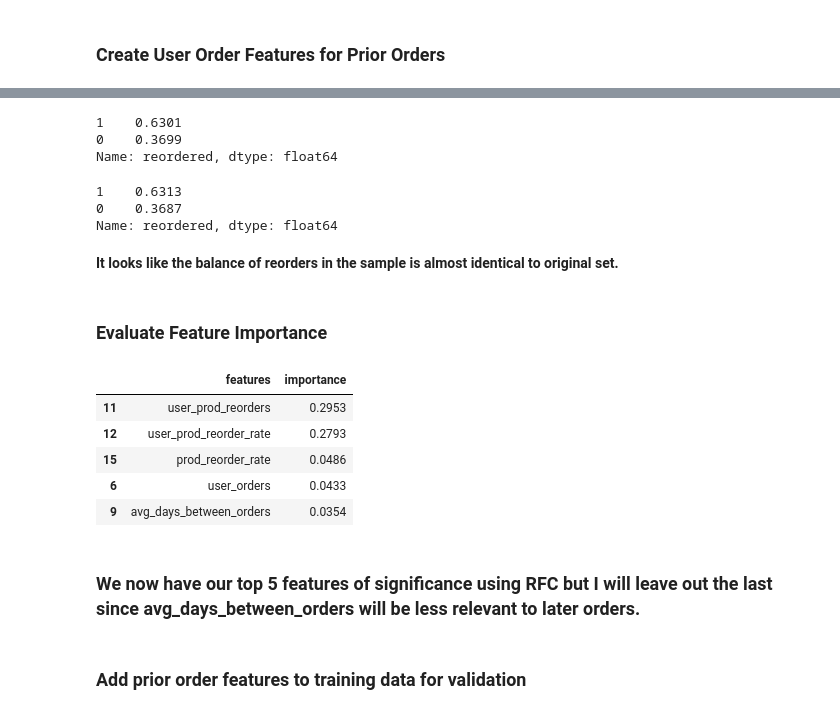
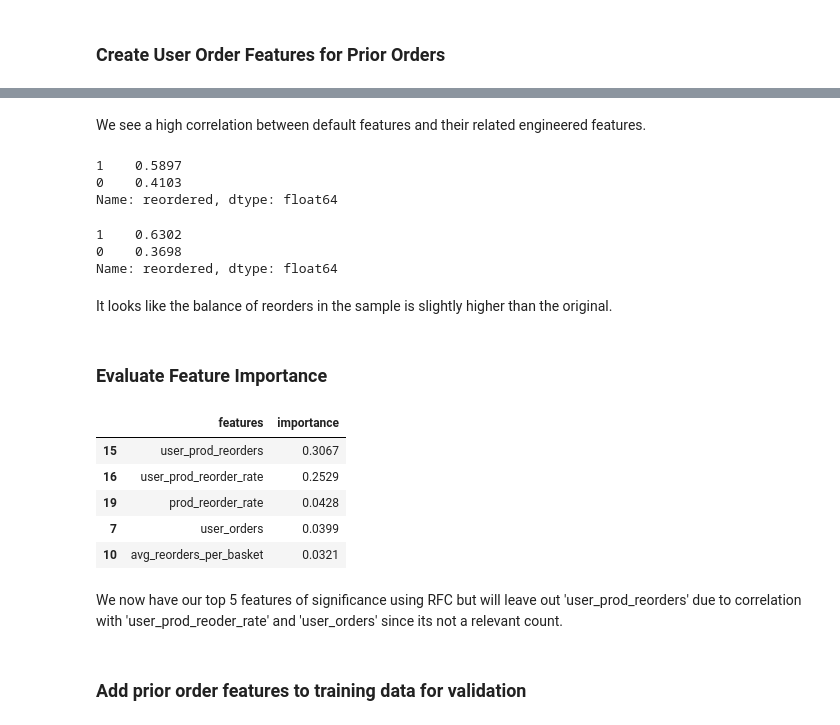
Before and after one commit to paliramuk/market-basket-analysis, a Jupyter notebook: Features.ipynb, the cells around one changed output, grey strips where cells are left out. Saved outputs shown, nothing was run; the diff lists cells and outputs as text; code cells hidden in the pictures.

```diff
--- a/Features.ipynb
+++ b/Features.ipynb
@@ -11,0 +84,6 @@ print (sys.version)
+# %%
+# Drop non-numeric fields
+prior_order_features_df.drop(['eval_set','product_name'],axis=1, inplace=True)
+
+# Drop initial customer orders and generate sample for evaluation
+prior_order_sample_df = prior_order_features_df.dropna().sample(frac=0.01)
@@ -12,12 +168,2 @@ print (sys.version)
 # %% [markdown]
 ### Create User Order Features for Prior Orders
-# %%
-# Combine order and order_products_prior datasets
-orders_df = pd.read_csv('input/orders.csv')
-orders_df = orders_df[orders_df.eval_set=='prior']
-
-order_products_prior_df = pd.read_csv('input/order_products__prior.csv')
-
-prior_order_features_df = orders_df.merge(order_products_prior_df, how='left', on='order_id')
-
-prior_order_features_df.sample(10)
@@ -36,11 +170,18 @@ prior_order_features_df.sample(10)
 # %%
+# develop features to evaluate for predictive ability
+# User order features
 prior_order_features_df['user_orders'] = prior_order_features_df.groupby('user_id')['order_id'].transform('count')
 prior_order_features_df['basket_size'] = prior_order_features_df.groupby(['user_id','order_id'])['product_id'].transform('count')
 prior_order_features_df['avg_basket_size'] = prior_order_features_df.groupby('user_id')['basket_size'].transform(np.mean)
+prior_order_features_df['avg_reorders_per_basket'] = ( prior_order_features_df.groupby(['user_id'])['reordered'].transform(np.mean) / prior_order_features_df.avg_basket_size)
+prior_order_features_df['user_order_dow_mode'] = prior_order_features_df.groupby('user_id')['order_dow'].transform(lambda x: stats.mode(x)[0])
+prior_order_features_df['user_order_hour_mode'] = prior_order_features_df.groupby('user_id')['order_hour_of_day'].transform(lambda x: stats.mode(x)[0])
 prior_order_features_df['avg_days_between_orders'] = prior_order_features_df.groupby('user_id')['days_since_prior_order'].transform(np.mean)
+# User & Product features
 prior_order_features_df['avg_add_to_cart_order'] = prior_order_features_df.groupby(['user_id','product_id'])['add_to_cart_order'].transform(np.mean)
 prior_order_features_df['user_prod_reorders'] = prior_order_features_df.groupby(['user_id','product_id'])['reordered'].transform(np.sum)
 prior_order_features_df['user_prod_reorder_rate'] = ( prior_order_features_df.user_prod_reorders / prior_order_features_df.user_orders )
+# Product features
 prior_order_features_df['prod_order_count'] = prior_order_features_df.groupby('product_id')['add_to_cart_order'].transform('count')
 prior_order_features_df['prod_reorders'] = prior_order_features_df.groupby('product_id')['reordered'].transform(np.sum)
 prior_order_features_df['prod_reorder_rate'] = ( prior_order_features_df.prod_reorders / prior_order_features_df.prod_order_count )
@@ -105 +210,4 @@ dtype: int64
 prior_order_features_df.to_csv('transformed/prior_order_features.csv')
+# %%
+# Generate sample for evaluation
+prior_order_sample_df = prior_order_features_df.dropna().sample(frac=0.03)
@@ -106,16 +239,18 @@ prior_order_features_df.to_csv('transformed/prior_order_features.csv')
+# %% [markdown]
+We see a high correlation between default features and their related engineered features.
 # %%
 # check ratio of reordered products vs non-reordered products 'Null Accuracy Check'
-prior_order_features_df.dropna().reordered.value_counts(normalize=True)
+prior_order_features_df.reordered.value_counts(normalize=True)
 # %% [output]
-1    0.6301
-0    0.3699
+1    0.5897
+0    0.4103
 Name: reordered, dtype: float64
-# %%
-# sample of 1% of records or approximatly 300K excluding NaN records to compare reordered ratio
-prior_order_features_df.dropna().sample(frac=0.01).reordered.value_counts(normalize=True)
-# %% [output]
-1    0.6313
-0    0.3687
-Name: reordered, dtype: float64
+# %%
+# check null accuracy of sample set
+prior_order_sample_df.reordered.value_counts(normalize=True)
+# %% [output]
+1    0.6302
+0    0.3698
+Name: reordered, dtype: float64
 # %% [markdown]
-**It looks like the balance of reorders in the sample is almost identical to original set.**
+It looks like the balance of reorders in the sample is slightly higher than the original.
@@ -129,26 +259,26 @@ prior_order_sample_df.to_csv('transformed/prior_order_features_sample.csv')
 # %%
 # Utilize RFC to evaluate feature predictive importance
 from sklearn.ensemble import RandomForestClassifier
 
 y = prior_order_sample_df['reordered']
-X = prior_order_sample_df.drop(['reordered','order_id', 'user_id', 'eval_set','order_number'],axis=1)
+X = prior_order_sample_df.drop(['reordered','order_id', 'user_id','order_number'],axis=1)
 
 cls = RandomForestClassifier(n_estimators=50)
 cls.fit(X, y)
 
 features = X.columns
 feature_importances = cls.feature_importances_
 
 features_df = pd.DataFrame({'features': features, 'importance': feature_importances})
 features_df.sort_values('importance', inplace=True, ascending=False)
 
 features_df.head()
 # %% [output]
 |  | features | importance |
-| 11 | user_prod_reorders | 0.2953 |
-| 12 | user_prod_reorder_rate | 0.2793 |
-| 15 | prod_reorder_rate | 0.0486 |
-| 6 | user_orders | 0.0433 |
-| 9 | avg_days_between_orders | 0.0354 |
+| 15 | user_prod_reorders | 0.3067 |
+| 16 | user_prod_reorder_rate | 0.2529 |
+| 19 | prod_reorder_rate | 0.0428 |
+| 7 | user_orders | 0.0399 |
+| 10 | avg_reorders_per_basket | 0.0321 |
 # %% [markdown]
-### We now have our top 5 features of significance using RFC but I will leave out the last since avg_days_between_orders will be less relevant to later orders.
+We now have our top 5 features of significance using RFC but will leave out 'user_prod_reorders' due to correlation with 'user_prod_reoder_rate' and 'user_orders' since its not a relevant count.
```
Also changed, not shown: parts of 35 cells of this notebook, 3 other files.
